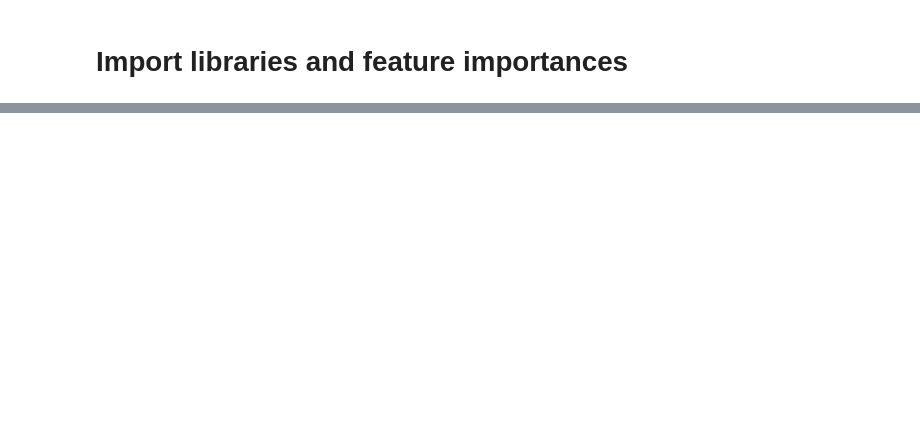
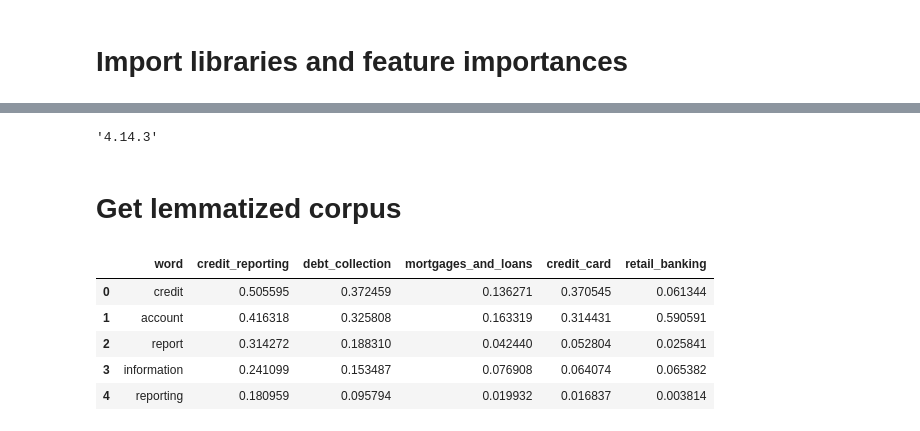
Before and after one commit to halpert3/complaint-content-classification-nlp, a Jupyter notebook: notebooks/7_post-EDA.ipynb, the cells around one changed output, grey strips where cells are left out. Saved outputs shown, nothing was run; the diff lists cells and outputs as text; code cells hidden in the pictures; blank space fills up the shorter version.

```diff
--- a/notebooks/8_post-EDA.ipynb
+++ b/notebooks/7_post-EDA.ipynb
@@ -63,3 +67,9 @@ fig.show()
 # %% [output]
 [interactive output not drawn]
 [interactive output not drawn]
+# %%
+plotly.__version__
+# %% [output]
+'4.14.3'
+# %% [markdown]
+# Get lemmatized corpus
@@ -65,0 +79,9 @@ fig.show()
+# %%
+corpus_df.head()
+# %% [output]
+|  | word | credit_reporting | debt_collection | mortgages_and_loans | credit_card | retail_banking |
+| 0 | credit | 0.505595 | 0.372459 | 0.136271 | 0.370545 | 0.061344 |
+| 1 | account | 0.416318 | 0.325808 | 0.163319 | 0.314431 | 0.590591 |
+| 2 | report | 0.314272 | 0.188310 | 0.042440 | 0.052804 | 0.025841 |
+| 3 | information | 0.241099 | 0.153487 | 0.076908 | 0.064074 | 0.065382 |
+| 4 | reporting | 0.180959 | 0.095794 | 0.019932 | 0.016837 | 0.003814 |
```
Also changed, not shown: parts of 22 cells of this notebook, 3 other files.
